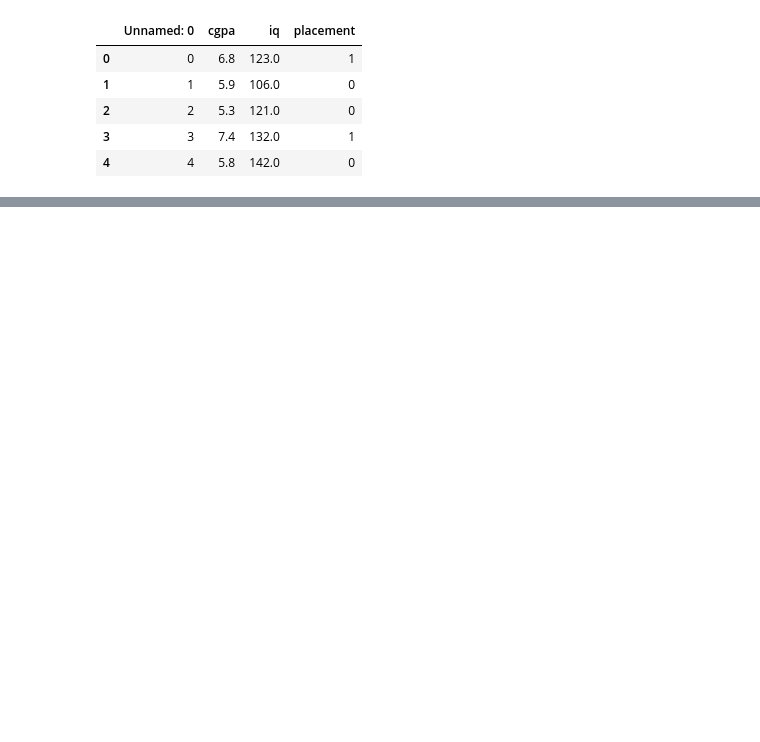
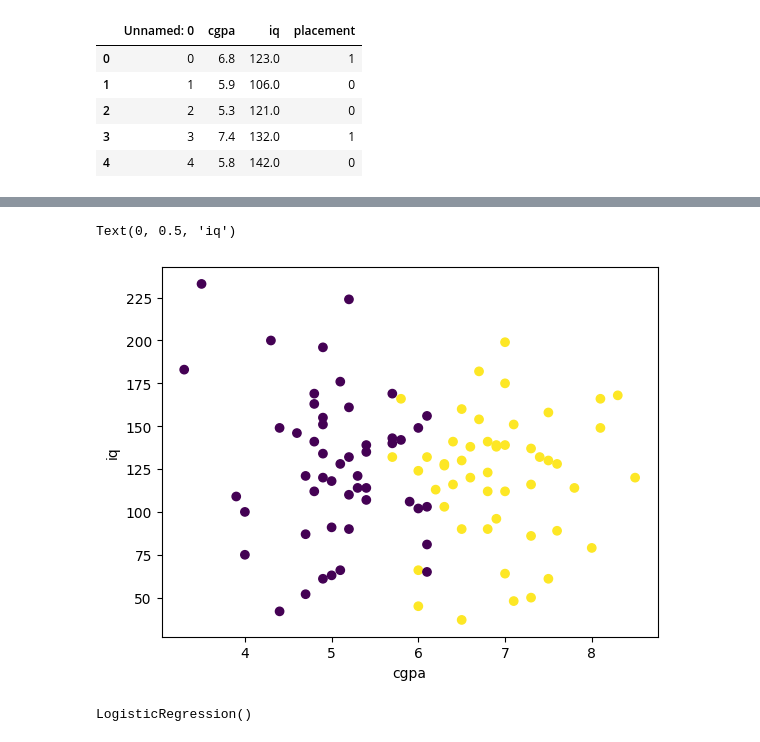
Before and after one commit to samrat-dhakal-11/machine_learning, a Jupyter notebook: first_end_to_end_ml_project.ipynb, the cells around one changed output, grey strips where cells are left out. Saved outputs shown, nothing was run; the diff lists cells and outputs as text; code cells hidden in the pictures; blank space fills up the shorter version.

```diff
--- a/first_end_to_end_ml_project.ipynb
+++ b/first_end_to_end_ml_project.ipynb
@@ -4,7 +17,7 @@
 import numpy as np
 import pandas as pd
 # %%
-df=pd.read_csv('/placement.csv')
+df=pd.read_csv('/content/placement.csv')
 # %%
 df.head()
 # %% [output]
@@ -20,0 +44,2 @@ df.shape
+# %%
+df = df.iloc[:, 1:]
@@ -20,0 +55,9 @@ df.shape
+# %%
+import matplotlib.pyplot as plt
+
+plt.scatter(df['cgpa'],df['iq'],c=df['placement'])
+plt.xlabel('cgpa')
+plt.ylabel('iq')
+# %% [output]
+Text(0, 0.5, 'iq')
+[figure, added]
@@ -20,0 +82,6 @@ df.shape
+# %%
+# model tranning
+
+model.fit(x_train,y_train)
+# %% [output]
+LogisticRegression()
```
Also changed, not shown: parts of 16 cells of this notebook.
